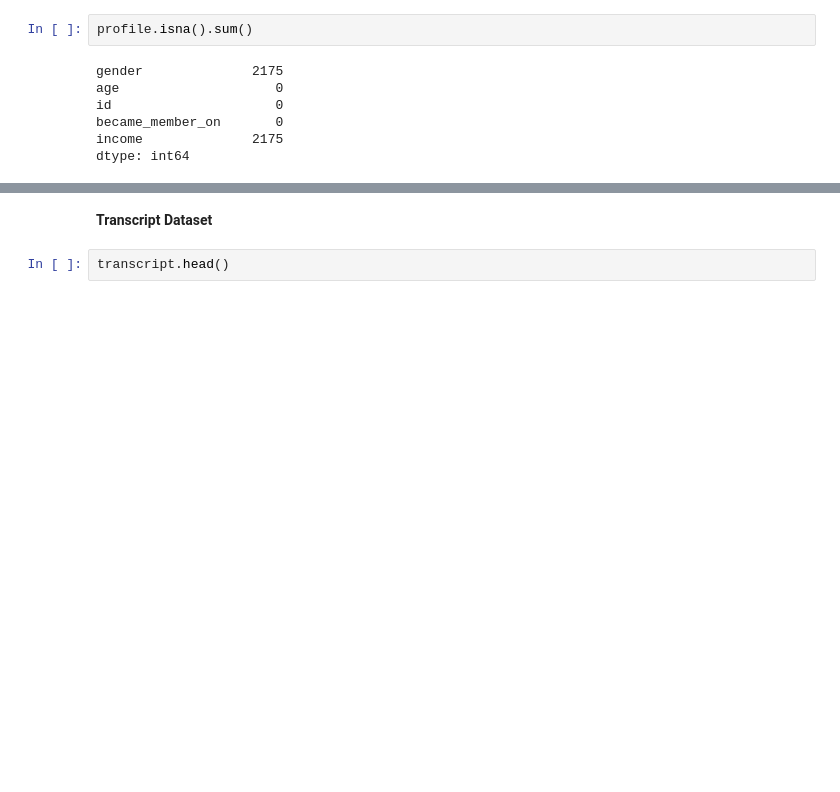
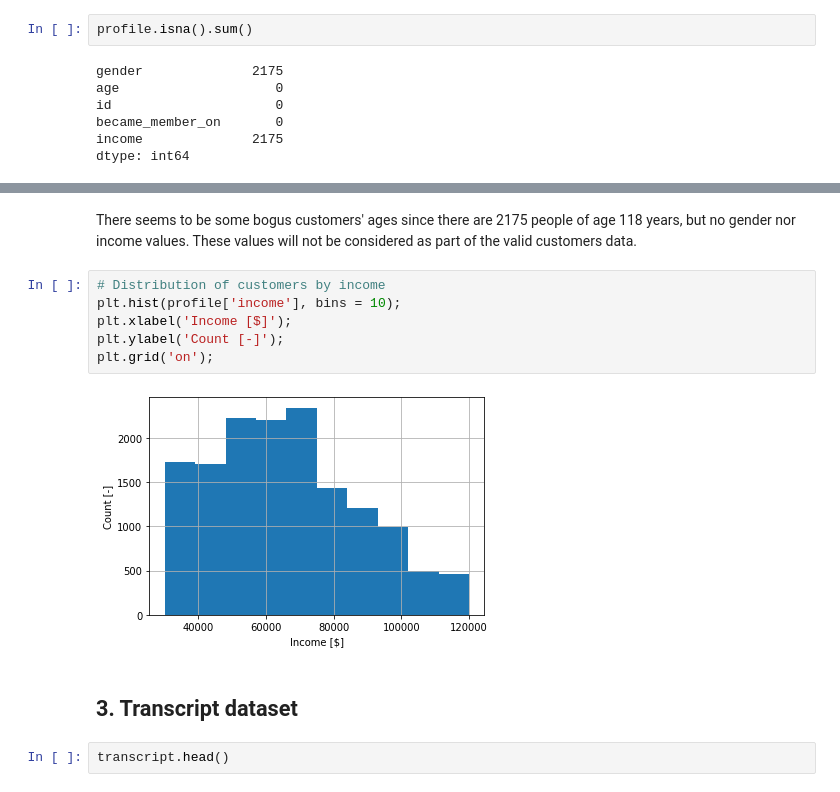
Before and after one commit to alserranor/StarbucksPromotion, a Jupyter notebook: Starbucks.ipynb, the cells around one changed output, grey strips where cells are left out. Drawn from its saved outputs; the diff is of its cells as text; blank space fills up the shorter version.

```diff
--- a/Starbucks.ipynb
+++ b/Starbucks.ipynb
@@ -223,5 +280,15 @@ dtype: int64
+# %% [markdown]
+There seems to be some bogus customers' ages since there are 2175 people of age 118 years, but no gender nor income values. These values will not be considered as part of the valid customers data.
+# %%
+# Distribution of customers by income
+plt.hist(profile['income'], bins = 10);
+plt.xlabel('Income [$]');
+plt.ylabel('Count [-]');
+plt.grid('on');
+# %% [output]
+[figure, added]
 # %% [markdown]
-**Transcript Dataset**
+## 3. Transcript dataset
 # %%
 transcript.head()
 # %% [output]
```
Also changed, not shown: parts of 202 cells of this notebook, 3 other files.
